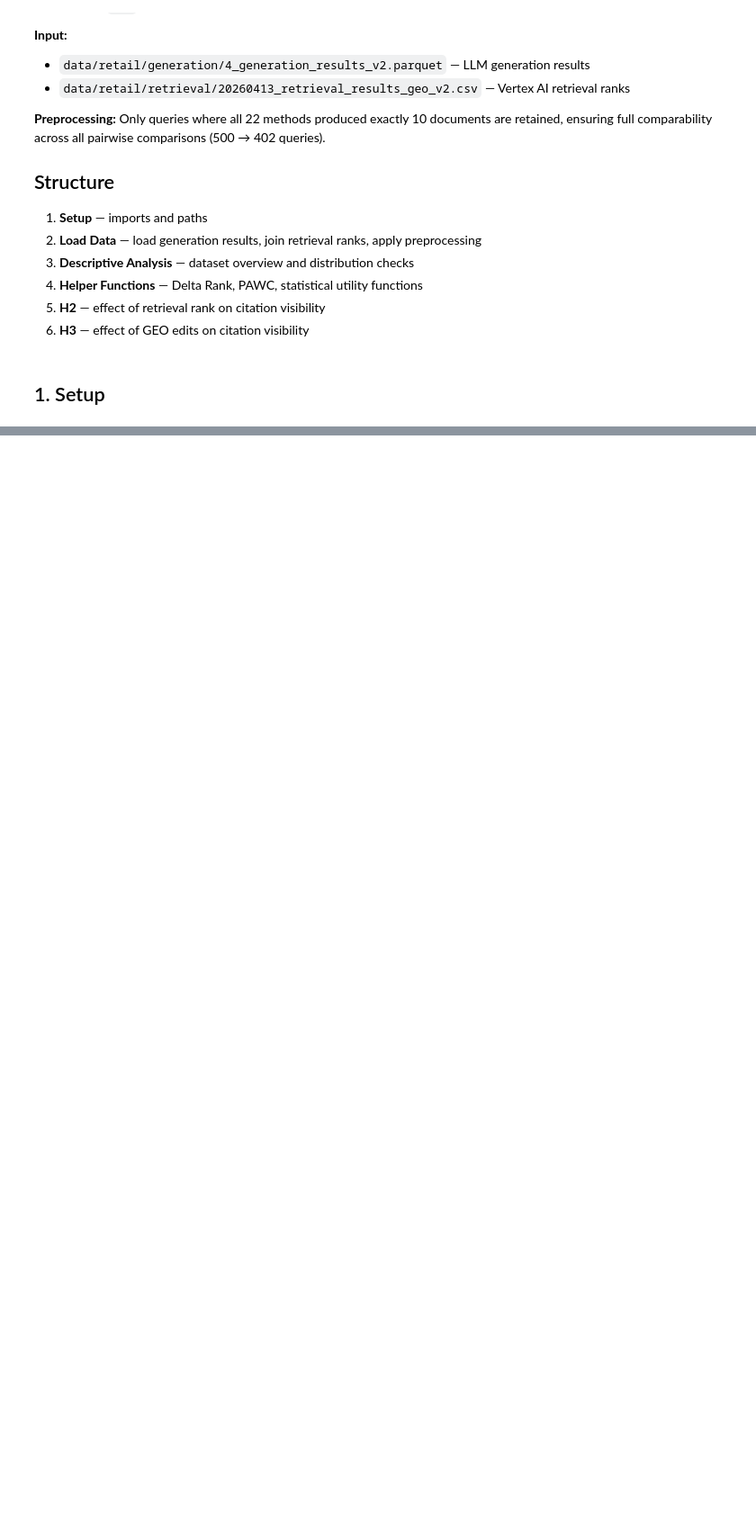
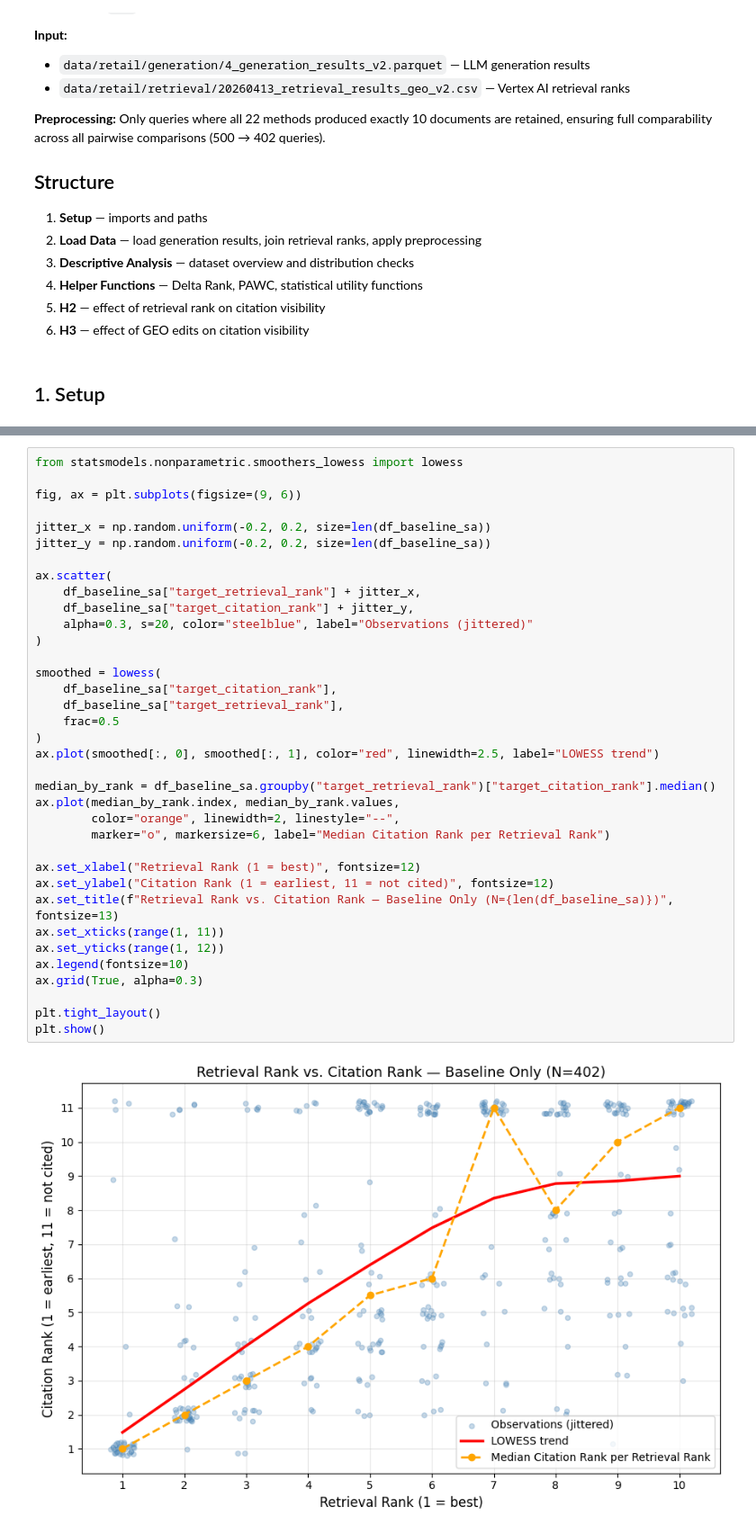
Before and after one commit to leonard-rampf/geo-experiment, a Jupyter notebook: notebook/5_evaluation/5_evaluation_main_v3.ipynb, the cells around one changed output, grey strips where cells are left out. Shown at 90% size. Cells and saved outputs as stored; diff of their text form; blank space fills up the shorter version.

```diff
--- a/notebook/5_evaluation/5_evaluation_main_v3.ipynb
+++ b/notebook/5_evaluation/5_evaluation_main_v3.ipynb
@@ -1260,0 +239,38 @@ Effect size r: 0.1 = small, 0.3 = medium, 0.5 = large.
+# %%
+from statsmodels.nonparametric.smoothers_lowess import lowess
+
+fig, ax = plt.subplots(figsize=(9, 6))
+
+jitter_x = np.random.uniform(-0.2, 0.2, size=len(df_baseline_sa))
+jitter_y = np.random.uniform(-0.2, 0.2, size=len(df_baseline_sa))
+
+ax.scatter(
+    df_baseline_sa["target_retrieval_rank"] + jitter_x,
+    df_baseline_sa["target_citation_rank"] + jitter_y,
+    alpha=0.3, s=20, color="steelblue", label="Observations (jittered)"
+)
+
+smoothed = lowess(
+    df_baseline_sa["target_citation_rank"],
+    df_baseline_sa["target_retrieval_rank"],
+    frac=0.5
+)
+ax.plot(smoothed[:, 0], smoothed[:, 1], color="red", linewidth=2.5, label="LOWESS trend")
+
+median_by_rank = df_baseline_sa.groupby("target_retrieval_rank")["target_citation_rank"].median()
+ax.plot(median_by_rank.index, median_by_rank.values,
+        color="orange", linewidth=2, linestyle="--",
+        marker="o", markersize=6, label="Median Citation Rank per Retrieval Rank")
+
+ax.set_xlabel("Retrieval Rank (1 = best)", fontsize=12)
+ax.set_ylabel("Citation Rank (1 = earliest, 11 = not cited)", fontsize=12)
+ax.set_title(f"Retrieval Rank vs. Citation Rank — Baseline Only (N={len(df_baseline_sa)})", fontsize=13)
+ax.set_xticks(range(1, 11))
+ax.set_yticks(range(1, 12))
+ax.legend(fontsize=10)
+ax.grid(True, alpha=0.3)
+
+plt.tight_layout()
+plt.show()
+# %% [output]
+[figure, added]
```
Also changed, not shown: parts of 53 cells of this notebook, 4 other files.
